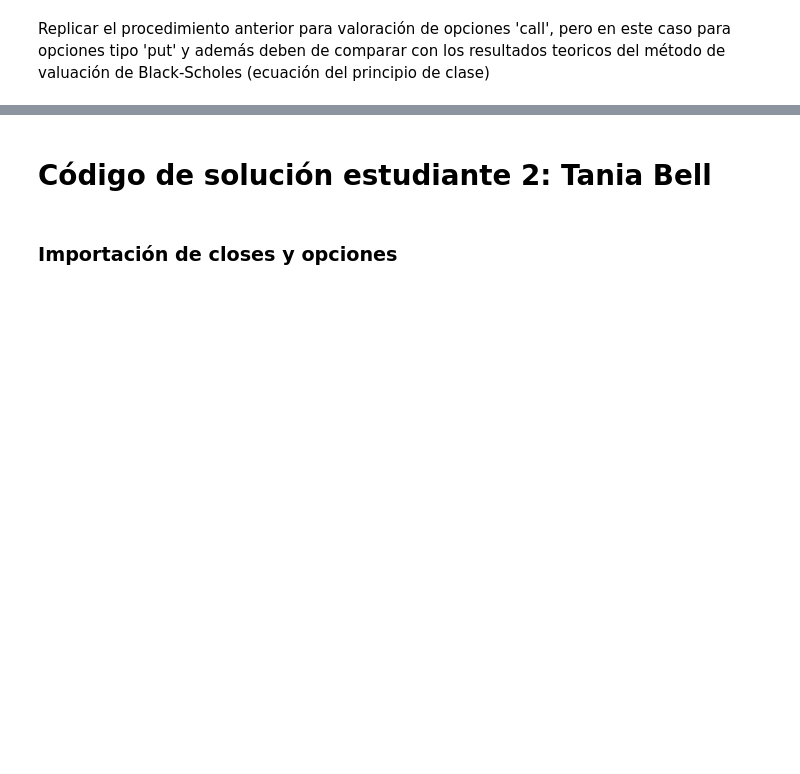
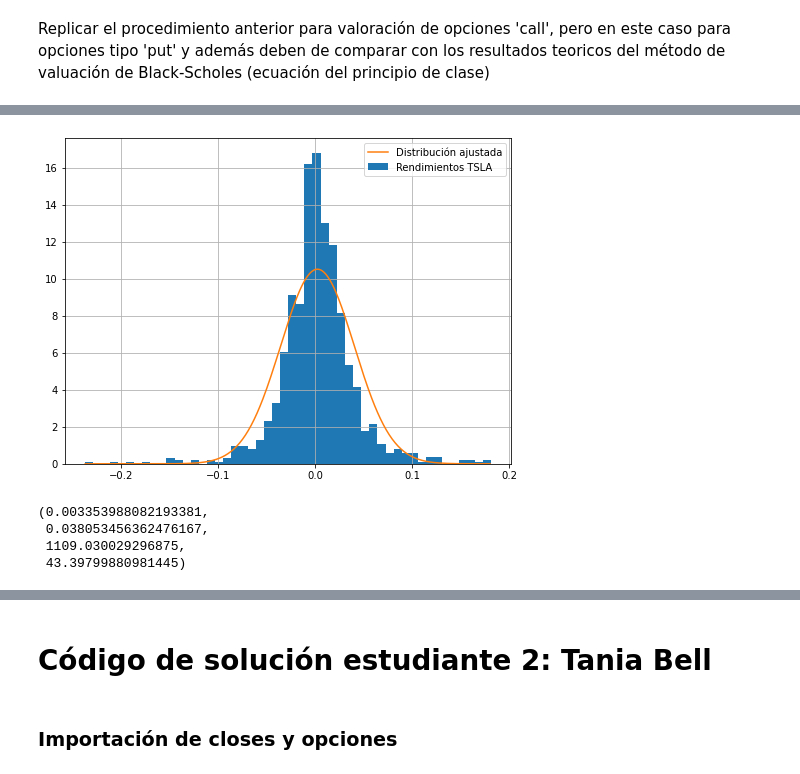
Before and after one commit to leonardoaceves/Tarea8_JLACEVES_TNICHOLLS, a Jupyter notebook: Tarea8_JLACEVES_TNICHOLLS.ipynb, the cells around one changed output, grey strips where cells are left out. Drawn from its saved outputs; the diff is of its cells as text; code cells hidden in the pictures; blank space fills up the shorter version.

```diff
--- a/Tarea8_JLACEVES_TNICHOLLS.ipynb
+++ b/Tarea8_JLACEVES_TNICHOLLS.ipynb
@@ -58,0 +47,22 @@ ax.axvline(put06_f1.Underlying_Price.iloc[0], color='g')
+# %%
+mu_fit, sd_fit = st.norm.fit(ret_tsla)
+ret_tsla_max = max(ret_tsla)
+ret_tsla_min = min(ret_tsla)
+ret_tsla_gen = np.arange(ret_tsla_min, ret_tsla_max, 0.001)
+curve_fit = st.norm.pdf(ret_tsla_gen, loc = mu_fit, scale= sd_fit)
+
+plt.figure(figsize=(8, 6))
+plt.hist(ret_tsla, bins=50, density=True, label='Rendimientos TSLA')
+plt.plot(ret_tsla_gen, curve_fit, label='Distribución ajustada')
+plt.legend()
+plt.grid()
+plt.show()
+# %% [output]
+[figure, added]
+# %%
+mu_tsla, sigma_tsla, tsla[-1], tsla[0]
+# %% [output]
+(0.003353988082193381,
+ 0.038053456362476167,
+ 1109.030029296875,
+ 43.39799880981445)
```
Also changed, not shown: parts of 13 cells of this notebook.
